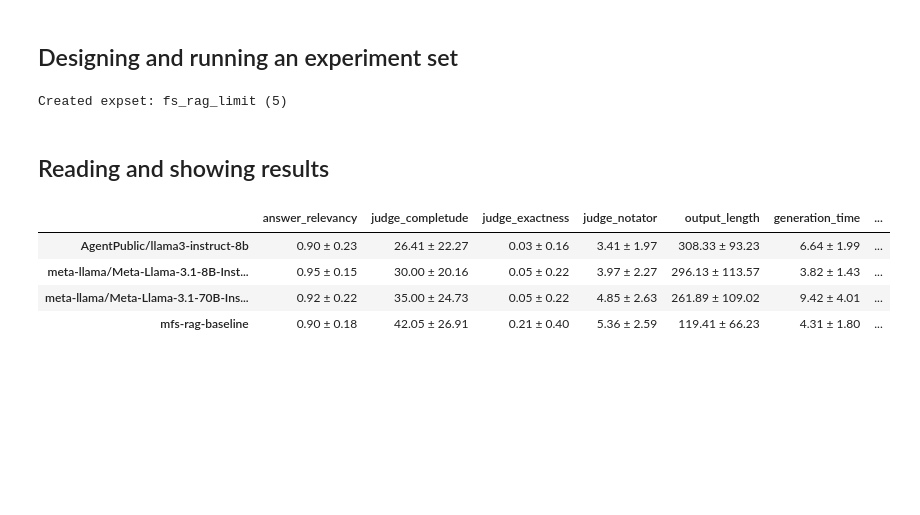
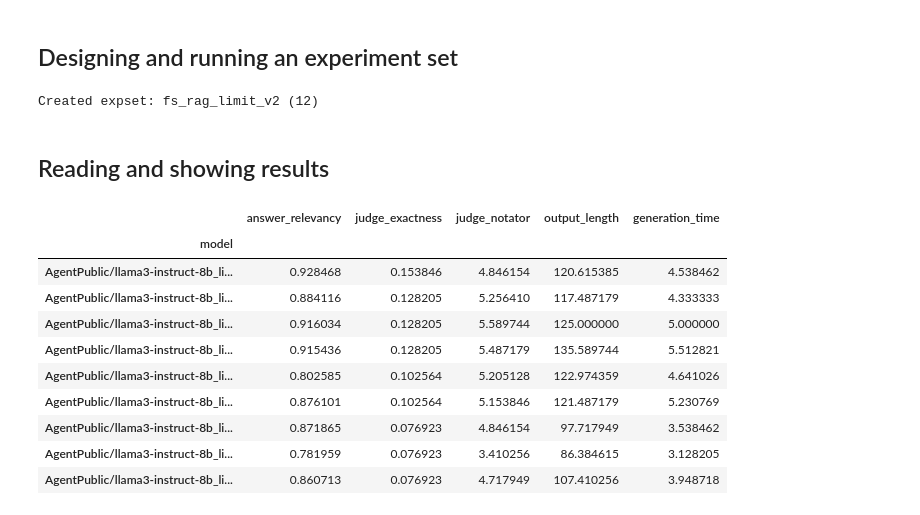
Before and after one commit to etalab-ia/evalap, a Jupyter notebook: notebooks/run_grid_raglimit_demo.ipynb, the cells around one changed output. Saved outputs shown, nothing was run; the diff lists cells and outputs as text; code cells hidden in the pictures; blank space fills up the shorter version.

Commit message:
feat: notebook grid sear demo + patch route ok

```diff
--- a/notebooks/run_grid_raglimit_demo.ipynb
+++ b/notebooks/run_grid_raglimit_demo.ipynb
@@ -41,12 +65,12 @@ MFS_API_KEY = os.getenv("MFS_API_KEY")
 # %%
 # Designing my experiments
 # --
-expset_name = "fs_rag_limit"
+expset_name = "fs_rag_limit_v2"
 expset_readme = "Comparing the impact of the `limit` parameters on a RAG model."
 metrics = ["answer_relevancy", "judge_exactness", "judge_notator", "output_length", "generation_time"]
 common_params = {
     "dataset" : "MFS_questions_v01",
-    "model" : {"name": "AgentPublic/llama3-instruct-8b", "base_url": MFS_API_URL, "api_key": MFS_API_KEY},
+    "model" : {"name": "AgentPublic/llama3-instruct-8b", "base_url": MFS_API_URL, "api_key": ALBERT_API_KEY},
     "sampling_params" : {"temperature": 0.2},
     "metrics" : metrics
 }
@@ -68,14 +92,14 @@ if "id" in resp:
 else:
     print(resp)
 # %% [output]
-Created expset: fs_rag_limit (5)
+Created expset: fs_rag_limit_v2 (12)
 # %% [markdown]
 ## Reading and showing results
 # %%
 # Read results
 # --
 df_all = None # multi-dimensional DataFrame
-arr_all = [] # keep references of source array per metric metrics
+arr_all = {} # keep references of source array per metric metrics
 
 # Fetch results and compute macro metrics (mean, std etc).
 # --
@@ -87,51 +111,46 @@ for i, exp in enumerate(expset["experiments"]):
     exp_id = exp["id"]
     response = requests.get(f'{API_URL}/v1/experiment/{exp_id}?with_results=true')
     experiment = response.json()
     # experiment["name"] # Name of the experiment
     if experiment["experiment_status"] != "finished":
         print(f"Warning: experiment {exp_id} is not finished yet...")
     results = experiment["results"]
-    model = experiment["model"]["name"] + "_limit" + experiment["model"]["extra_params"]["rag"]["limit"]
+    model = experiment["model"]["name"] + "_limit" + str(experiment["model"]["extra_params"]["rag"]["limit"])
 
-    #Add an observation row from the observation_table (mean, std etc)
+    # Add an observation row from the observation_table (mean, std etc)
     row = {"model": model}
     rows.append(row)
     metric_arrs = {}
-    arr_all.append(metric_arrs)
+    arr_all[model] = metric_arrs
     for metric_results in results:
         metric = metric_results["metric_name"]
         arr = np.array([x["score"] for x in metric_results["observation_table"] if pd.notna(x["score"])])
         row[(metric, 'mean')] = np.mean(arr)
         row[(metric, 'std')] = np.std(arr)
         row[(metric, 'median')] = np.median(arr)
         row[(metric, 'mean_std')] = f"{arr.mean():.2f} ± {arr.std():.2f}"  # Formatting as 'mean±std'
         row[(metric, 'support')] = len(arr)
         metric_arrs[metric] = arr
 
 df_all = pd.DataFrame(rows)
 df_all.set_index('model', inplace=True)
 df_all.columns = pd.MultiIndex.from_tuples(df_all.columns)
 final_df = df_all.xs('mean', axis=1, level=1)
 #final_df["support"] = supports # for debugging
 
-# Group and average the result of the experiments by models
-# --
-def format_metrics(row):
-   metrics = {}
-   for metric in final_df.columns.levels[0]:
-       mean_value = row[(metric, 'mean')]
-       std_value = row[(metric, 'std')]
-       metrics[metric] = f"{mean_value:.2f} ± {std_value:.2f}"
-   return pd.Series(metrics)
-final_df = final_df.groupby(level=0).agg(['mean', 'std'])  # groupby "model"
-final_df.index.name = None
-final_df = final_df.apply(format_metrics, axis=1) # final formating
-final_df = final_df.reindex([m["name"] for m in grid_params["model"]]) # reorder rows
+final_df = final_df.sort_values(by='judge_exactness', ascending=False)
 final_df = final_df[metrics] # reorder columns
+final_df = final_df.style.apply(highlight_cells, axis=0)
 final_df
 # %% [output]
-|  | answer_relevancy | judge_completude | judge_exactness | judge_notator | output_length | generation_time | ... |
-| AgentPublic/llama3-instruct-8b | 0.90 ± 0.23 | 26.41 ± 22.27 | 0.03 ± 0.16 | 3.41 ± 1.97 | 308.33 ± 93.23 | 6.64 ± 1.99 | ... |
-| meta-llama/Meta-Llama-3.1-8B-Inst... | 0.95 ± 0.15 | 30.00 ± 20.16 | 0.05 ± 0.22 | 3.97 ± 2.27 | 296.13 ± 113.57 | 3.82 ± 1.43 | ... |
-| meta-llama/Meta-Llama-3.1-70B-Ins... | 0.92 ± 0.22 | 35.00 ± 24.73 | 0.05 ± 0.22 | 4.85 ± 2.63 | 261.89 ± 109.02 | 9.42 ± 4.01 | ... |
-| mfs-rag-baseline | 0.90 ± 0.18 | 42.05 ± 26.91 | 0.21 ± 0.40 | 5.36 ± 2.59 | 119.41 ± 66.23 | 4.31 ± 1.80 | ... |
+|  | answer_relevancy | judge_exactness | judge_notator | output_length | generation_time |
+| model |  |  |  |  |  |
+| AgentPublic/llama3-instruct-8b_li... | 0.928468 | 0.153846 | 4.846154 | 120.615385 | 4.538462 |
+| AgentPublic/llama3-instruct-8b_li... | 0.884116 | 0.128205 | 5.256410 | 117.487179 | 4.333333 |
+| AgentPublic/llama3-instruct-8b_li... | 0.916034 | 0.128205 | 5.589744 | 125.000000 | 5.000000 |
+| AgentPublic/llama3-instruct-8b_li... | 0.915436 | 0.128205 | 5.487179 | 135.589744 | 5.512821 |
+| AgentPublic/llama3-instruct-8b_li... | 0.802585 | 0.102564 | 5.205128 | 122.974359 | 4.641026 |
+| AgentPublic/llama3-instruct-8b_li... | 0.876101 | 0.102564 | 5.153846 | 121.487179 | 5.230769 |
+| AgentPublic/llama3-instruct-8b_li... | 0.871865 | 0.076923 | 4.846154 | 97.717949 | 3.538462 |
+| AgentPublic/llama3-instruct-8b_li... | 0.781959 | 0.076923 | 3.410256 | 86.384615 | 3.128205 |
+| AgentPublic/llama3-instruct-8b_li... | 0.860713 | 0.076923 | 4.717949 | 107.410256 | 3.948718 |
```
Also changed, not shown: parts of 1 cell of this notebook, 7 other files.
